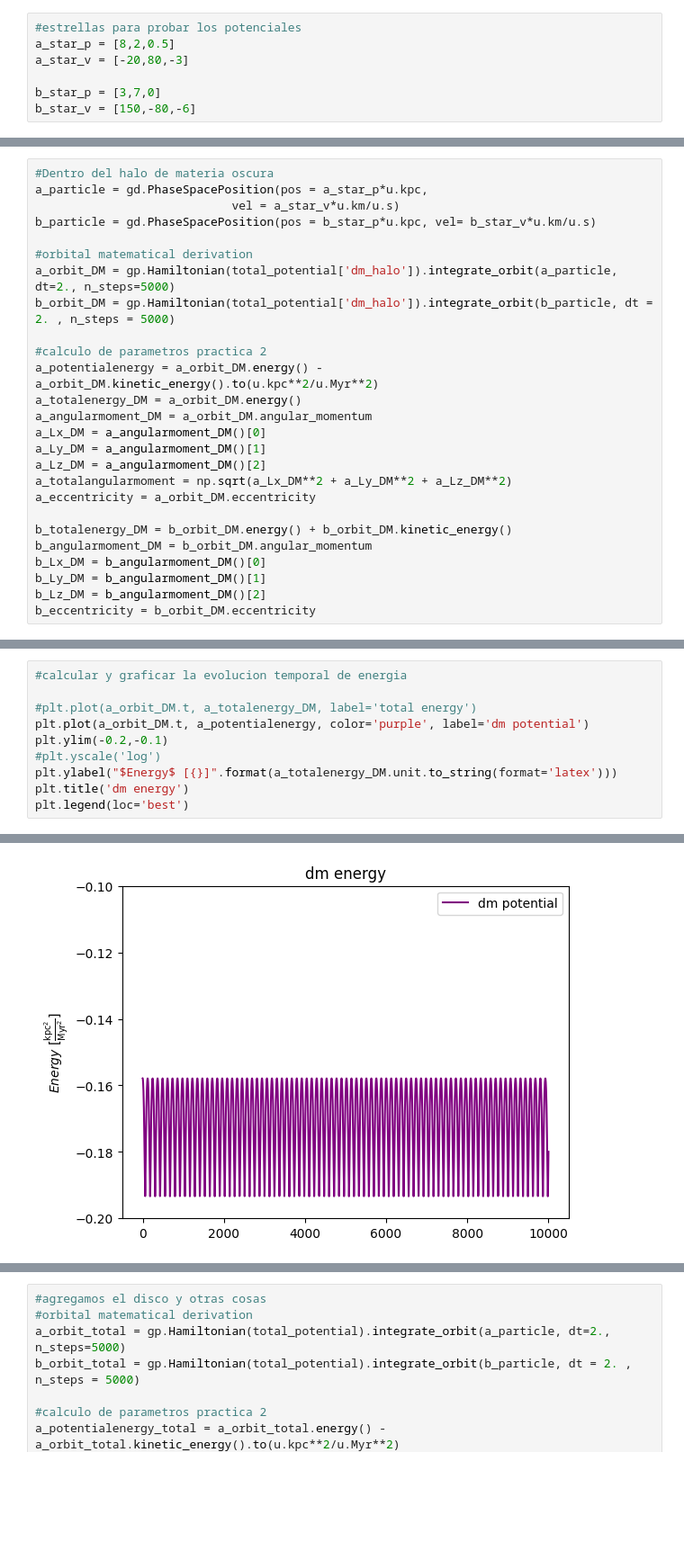
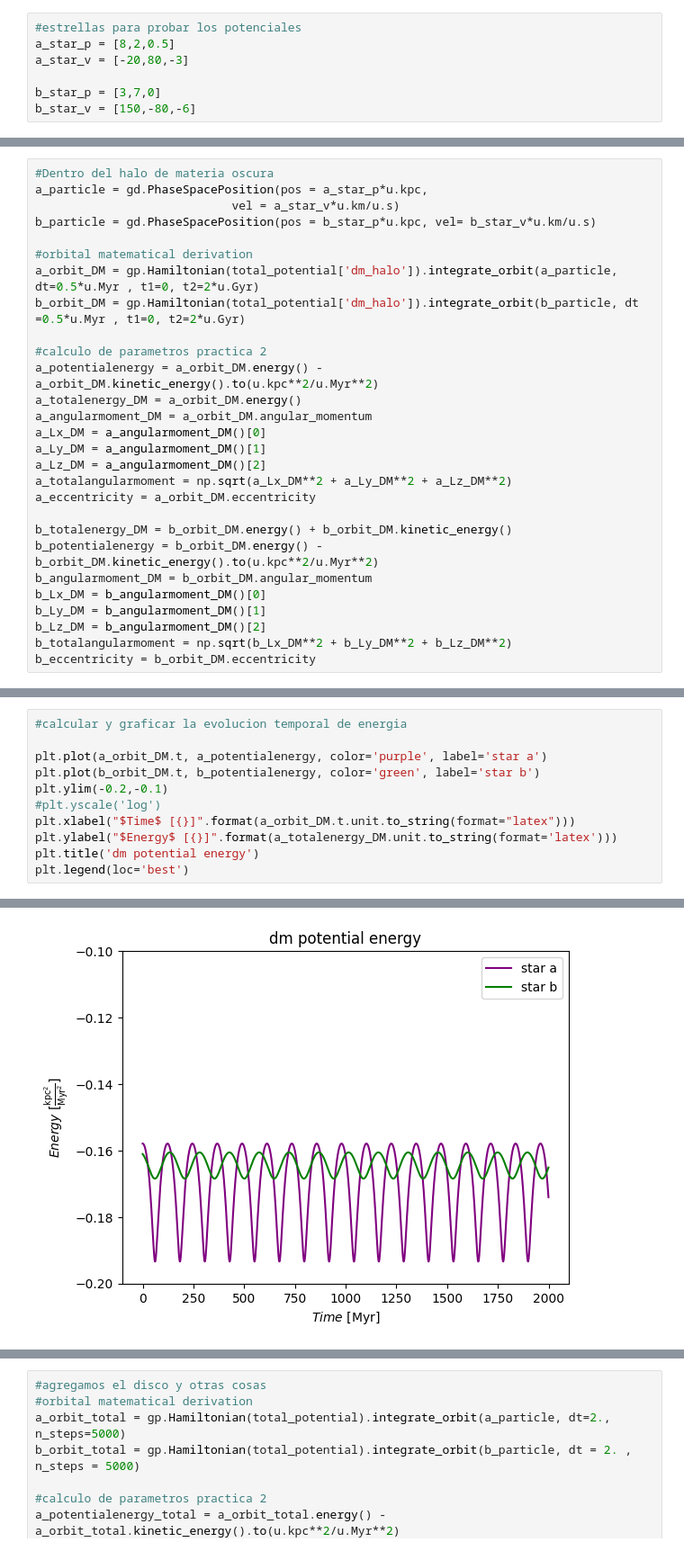
Before and after one commit to patito-mary/topicos, a Jupyter notebook: Llate_pot.ipynb, the cells around one changed output, grey strips where cells are left out. Shown at 90% size. Cells and saved outputs as stored; diff of their text form; blank space fills up the shorter version.

```diff
--- a/Llate_pot.ipynb
+++ b/Llate_pot.ipynb
@@ -100,8 +111,8 @@ a_particle = gd.PhaseSpacePosition(pos = a_star_p*u.kpc,
 b_particle = gd.PhaseSpacePosition(pos = b_star_p*u.kpc, vel= b_star_v*u.km/u.s)
 
 #orbital matematical derivation
-a_orbit_DM = gp.Hamiltonian(total_potential['dm_halo']).integrate_orbit(a_particle, dt=2., n_steps=5000)
-b_orbit_DM = gp.Hamiltonian(total_potential['dm_halo']).integrate_orbit(b_particle, dt = 2. , n_steps = 5000)
+a_orbit_DM = gp.Hamiltonian(total_potential['dm_halo']).integrate_orbit(a_particle, dt=0.5*u.Myr , t1=0, t2=2*u.Gyr)
+b_orbit_DM = gp.Hamiltonian(total_potential['dm_halo']).integrate_orbit(b_particle, dt =0.5*u.Myr , t1=0, t2=2*u.Gyr)
 
 #calculo de parametros practica 2
 a_potentialenergy = a_orbit_DM.energy() - a_orbit_DM.kinetic_energy().to(u.kpc**2/u.Myr**2)
@@ -114,9 +125,11 @@ a_totalangularmoment = np.sqrt(a_Lx_DM**2 + a_Ly_DM**2 + a_Lz_DM**2)
 a_eccentricity = a_orbit_DM.eccentricity
 
 b_totalenergy_DM = b_orbit_DM.energy() + b_orbit_DM.kinetic_energy()
+b_potentialenergy = b_orbit_DM.energy() - b_orbit_DM.kinetic_energy().to(u.kpc**2/u.Myr**2)
 b_angularmoment_DM = b_orbit_DM.angular_momentum
 b_Lx_DM = b_angularmoment_DM()[0]
 b_Ly_DM = b_angularmoment_DM()[1]
 b_Lz_DM = b_angularmoment_DM()[2]
+b_totalangularmoment = np.sqrt(b_Lx_DM**2 + b_Ly_DM**2 + b_Lz_DM**2)
 b_eccentricity = b_orbit_DM.eccentricity
 # %%
@@ -177,13 +187,14 @@ MovieWriter ffmpeg unavailable; using Pillow instead.
 # %%
 #calcular y graficar la evolucion temporal de energia
 
-#plt.plot(a_orbit_DM.t, a_totalenergy_DM, label='total energy')
-plt.plot(a_orbit_DM.t, a_potentialenergy, color='purple', label='dm potential')
+plt.plot(a_orbit_DM.t, a_potentialenergy, color='purple', label='star a')
+plt.plot(b_orbit_DM.t, b_potentialenergy, color='green', label='star b')
 plt.ylim(-0.2,-0.1)
 #plt.yscale('log')
+plt.xlabel("$Time$ [{}]".format(a_orbit_DM.t.unit.to_string(format="latex")))
 plt.ylabel("$Energy$ [{}]".format(a_totalenergy_DM.unit.to_string(format='latex')))
-plt.title('dm energy')
+plt.title('dm potential energy')
 plt.legend(loc='best')
 # %% [output]
 <matplotlib.legend.Legend at 0x...>
-[figure, old version]
+[figure, new version]
```
Also changed, not shown: parts of 32 cells of this notebook, 3 other files.
